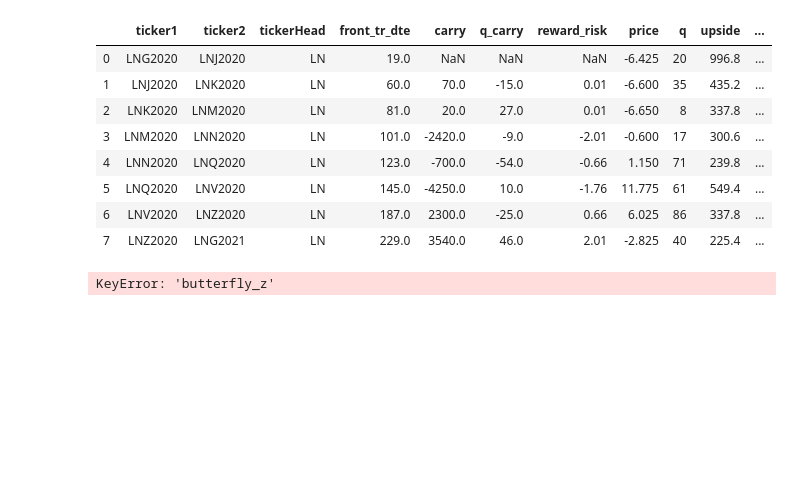
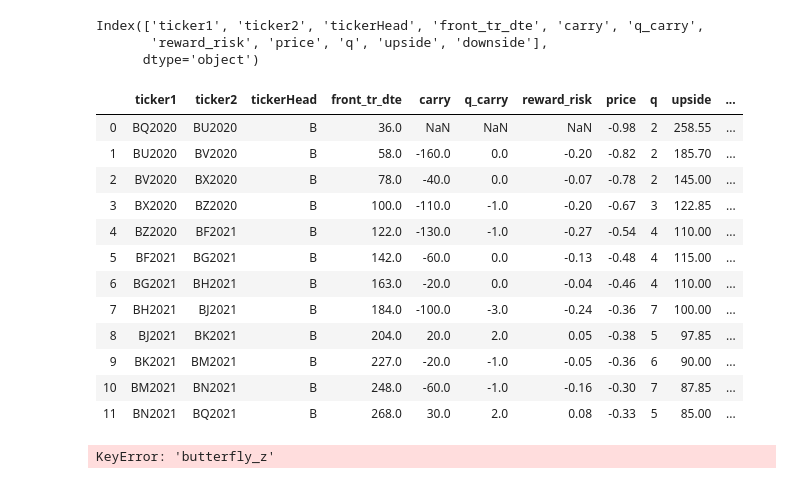
Before and after one commit to chitown2016/repo_barbarossa, a Jupyter notebook: PycharmProjects/quandl_data/Untitled.ipynb, the cells around one changed output. Cells and saved outputs as stored; diff of their text form; code cells hidden in the pictures; blank space fills up the shorter version.

```diff
--- a/PycharmProjects/quandl_data/Untitled.ipynb
+++ b/PycharmProjects/quandl_data/Untitled.ipynb
@@ -113,31 +1,41 @@ price_frame
+# %%
+spread_report.columns
+# %% [output]
+Index(['ticker1', 'ticker2', 'tickerHead', 'front_tr_dte', 'carry', 'q_carry',
+       'reward_risk', 'price', 'q', 'upside', 'downside'],
+      dtype='object')
 # %%
 import opportunity_constructs.spread_carry as sc
 
 #Carry Spread Bet Size: 4023
-spread_carry_output = sc.generate_spread_carry_sheet_4date(report_date=20200117)
+spread_carry_output = sc.generate_spread_carry_sheet_4date(report_date=20200508)
 spread_report = spread_carry_output['spread_report']
 ticker_head_list = list(spread_report['tickerHead'].unique())
 # Compare BO and S sizing
 
 
 
 #spread_report = spread_report[spread_report['tickerHead']==ticker_head_list[19]]
 spread_report = spread_report[['ticker1','ticker2','tickerHead','front_tr_dte','carry','q_carry','reward_risk','price','q','upside','downside']]
 spread_report
-spread_report[spread_report['tickerHead']=='LN']
+spread_report[spread_report['tickerHead']=='B']
 
 # HO ZF might be a buy after the butterfly
 # CT HK settle was 0.07
 # %% [output]
 |  | ticker1 | ticker2 | tickerHead | front_tr_dte | carry | q_carry | reward_risk | price | q | upside | ... |
-| 0 | LNG2020 | LNJ2020 | LN | 19.0 | NaN | NaN | NaN | -6.425 | 20 | 996.8 | ... |
-| 1 | LNJ2020 | LNK2020 | LN | 60.0 | 70.0 | -15.0 | 0.01 | -6.600 | 35 | 435.2 | ... |
-| 2 | LNK2020 | LNM2020 | LN | 81.0 | 20.0 | 27.0 | 0.01 | -6.650 | 8 | 337.8 | ... |
-| 3 | LNM2020 | LNN2020 | LN | 101.0 | -2420.0 | -9.0 | -2.01 | -0.600 | 17 | 300.6 | ... |
-| 4 | LNN2020 | LNQ2020 | LN | 123.0 | -700.0 | -54.0 | -0.66 | 1.150 | 71 | 239.8 | ... |
-| 5 | LNQ2020 | LNV2020 | LN | 145.0 | -4250.0 | 10.0 | -1.76 | 11.775 | 61 | 549.4 | ... |
-| 6 | LNV2020 | LNZ2020 | LN | 187.0 | 2300.0 | -25.0 | 0.66 | 6.025 | 86 | 337.8 | ... |
-| 7 | LNZ2020 | LNG2021 | LN | 229.0 | 3540.0 | 46.0 | 2.01 | -2.825 | 40 | 225.4 | ... |
+| 0 | BQ2020 | BU2020 | B | 36.0 | NaN | NaN | NaN | -0.98 | 2 | 258.55 | ... |
+| 1 | BU2020 | BV2020 | B | 58.0 | -160.0 | 0.0 | -0.20 | -0.82 | 2 | 185.70 | ... |
+| 2 | BV2020 | BX2020 | B | 78.0 | -40.0 | 0.0 | -0.07 | -0.78 | 2 | 145.00 | ... |
+| 3 | BX2020 | BZ2020 | B | 100.0 | -110.0 | -1.0 | -0.20 | -0.67 | 3 | 122.85 | ... |
+| 4 | BZ2020 | BF2021 | B | 122.0 | -130.0 | -1.0 | -0.27 | -0.54 | 4 | 110.00 | ... |
+| 5 | BF2021 | BG2021 | B | 142.0 | -60.0 | 0.0 | -0.13 | -0.48 | 4 | 115.00 | ... |
+| 6 | BG2021 | BH2021 | B | 163.0 | -20.0 | 0.0 | -0.04 | -0.46 | 4 | 110.00 | ... |
+| 7 | BH2021 | BJ2021 | B | 184.0 | -100.0 | -3.0 | -0.24 | -0.36 | 7 | 100.00 | ... |
+| 8 | BJ2021 | BK2021 | B | 204.0 | 20.0 | 2.0 | 0.05 | -0.38 | 5 | 97.85 | ... |
+| 9 | BK2021 | BM2021 | B | 227.0 | -20.0 | -1.0 | -0.05 | -0.36 | 6 | 90.00 | ... |
+| 10 | BM2021 | BN2021 | B | 248.0 | -60.0 | -1.0 | -0.16 | -0.30 | 7 | 87.85 | ... |
+| 11 | BN2021 | BQ2021 | B | 268.0 | 30.0 | 2.0 | 0.08 | -0.33 | 5 | 85.00 | ... |
 # %%
 import signals.overnight_calendar_spread_signals as ocss
 import numpy as np
```
Also changed, not shown: parts of 6 cells of this notebook, 28 other files.
